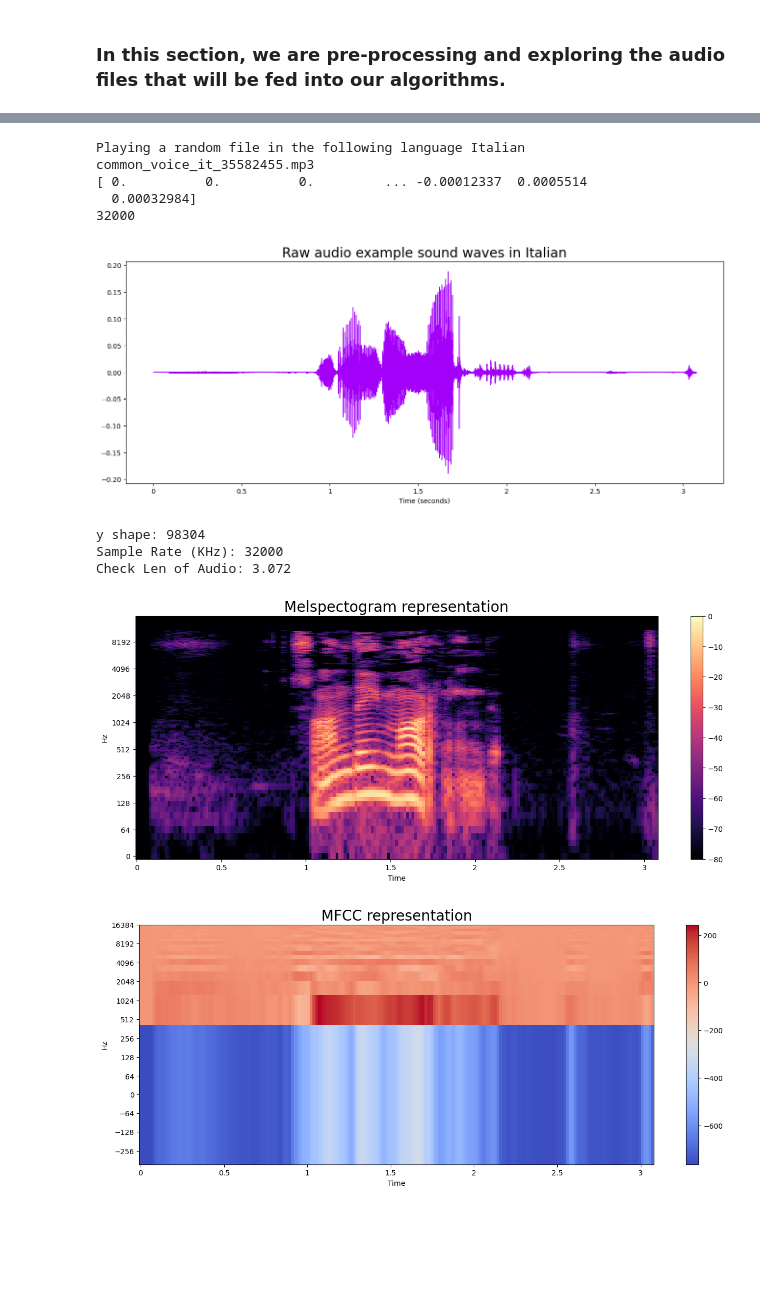
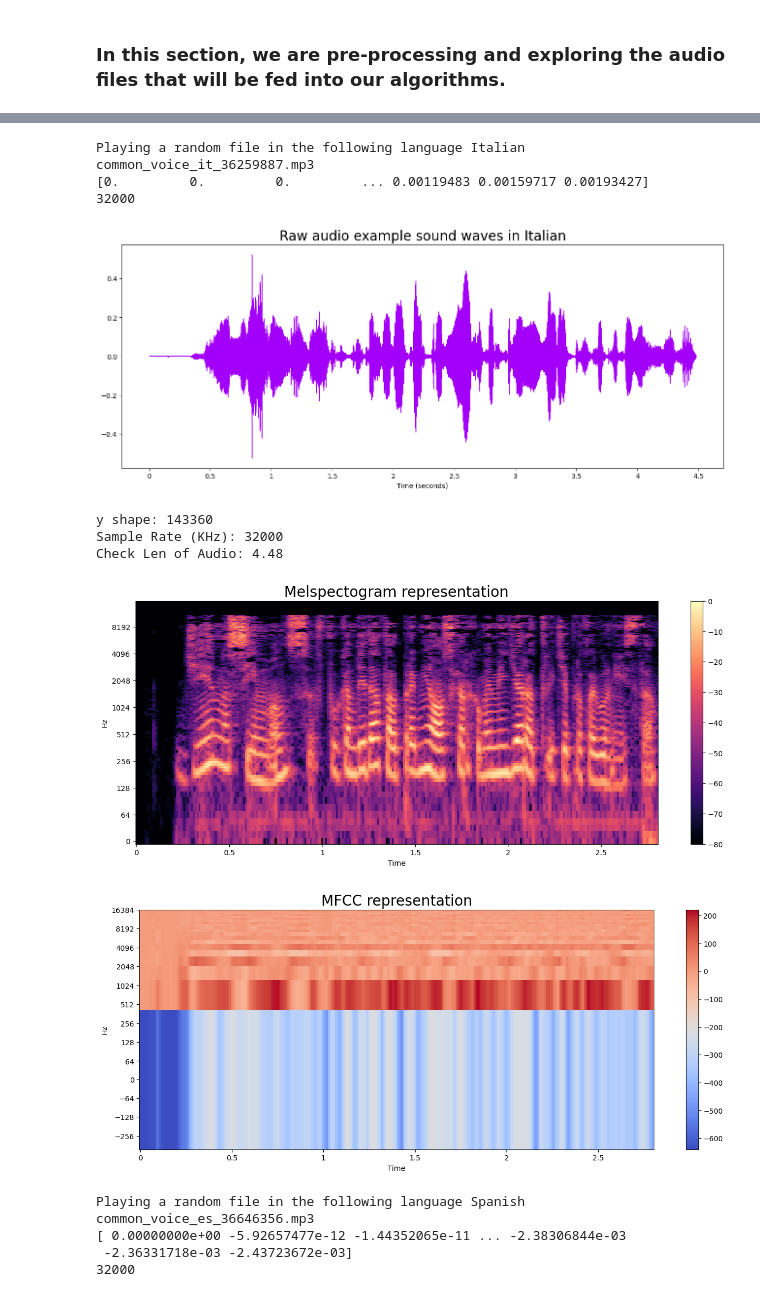
Before and after one commit to andeepl7/MLAssignments, a Jupyter notebook: FinalProject/Pre_processing.ipynb, the cells around one changed output, grey strips where cells are left out. Saved outputs shown, nothing was run; the diff lists cells and outputs as text; code cells hidden in the pictures; blank space fills up the shorter version.

Commit message:
Final project in progress

```diff
--- a/FinalProject/Pre_processing.ipynb
+++ b/FinalProject/Pre_processing.ipynb
@@ -52,17 +49,17 @@ destination = os.path.join(folder_path, "unpacked")
 # %%
 # Uncommented if you want to unpack the files
 #unpacking(folder_path, destination)
-# %%
-TRACK_DURATION = 3  #measured in seconds
-hop_length = 512 # in num. of samples
-n_fft = 2048 # window in num. of samples
+# %%
+analysis_window_length = 0.01  # 10 ms in seconds
 # %%
-# Function to sample mp3 files
+# Function to sample mp3 files and analyze the dataset content with and example of a sample rate
 def sample_audio(language_mp3_path):
     language_list = os.listdir(language_mp3_path)
     language_dic = {"it" : "Italian",
                    "es" : "Spanish"}
+
     for language in language_list:
+
         language_path = os.path.join(language_mp3_path, language)
 
         # Skip non-directory items
@@ -85,10 +82,15 @@ def sample_audio(language_mp3_path):
         print(random_file)
         mp3_path = os.path.join(clips_path, random_file)
 
+
         # Numerical presentation of audio data
         y,sr = sf.read(mp3_path)
         print(y)
         print(sr)
+
+
+        # Compute MFCC
+        hop_length = int(analysis_window_length * sr)
 
         # Check if the audio signal is non-empty
         if len(y) > 0:
@@ -133,17 +135,21 @@ def sample_audio(language_mp3_path):
         else:
             print(f"Skipping {random_file} because it has no samples.")
 # %%
-language_mp3_path = "/Users/Andee/Documents/CBS - Data Science/Second Semester/Machine Learning/Assignments/MLAssignments/FinalProject/unpacked/cv-corpus-12.0-delta-2022-12-07"
+language_mp3_path = "/Users/Andee/Documents/CBS - Data Science/Second Semester/Machine Learning/Assignments/MLAssignments/FinalProject/languages"
 sample_audio(language_mp3_path)
 # %% [output]
 Playing a random file in the following language Italian
-common_voice_it_35582455.mp3
-[ 0.          0.          0.         ... -0.00012337  0.0005514
-  0.00032984]
+common_voice_it_36259887.mp3
+[0.         0.         0.         ... 0.00119483 0.00159717 0.00193427]
 32000
-[figure, old version]
+[figure, new version]
-y shape: 98304
+y shape: 143360
 Sample Rate (KHz): 32000
-Check Len of Audio: 3.072
+Check Len of Audio: 4.48
-[figure, old version]
+[figure, new version]
-[figure, old version]
+[figure, new version]
+Playing a random file in the following language Spanish
+common_voice_es_36646356.mp3
+[ 0.00000000e+00 -5.92657477e-12 -1.44352065e-11 ... -2.38306844e-03
+ -2.36331718e-03 -2.43723672e-03]
+32000
```
Also changed, not shown: parts of 21 cells of this notebook.
